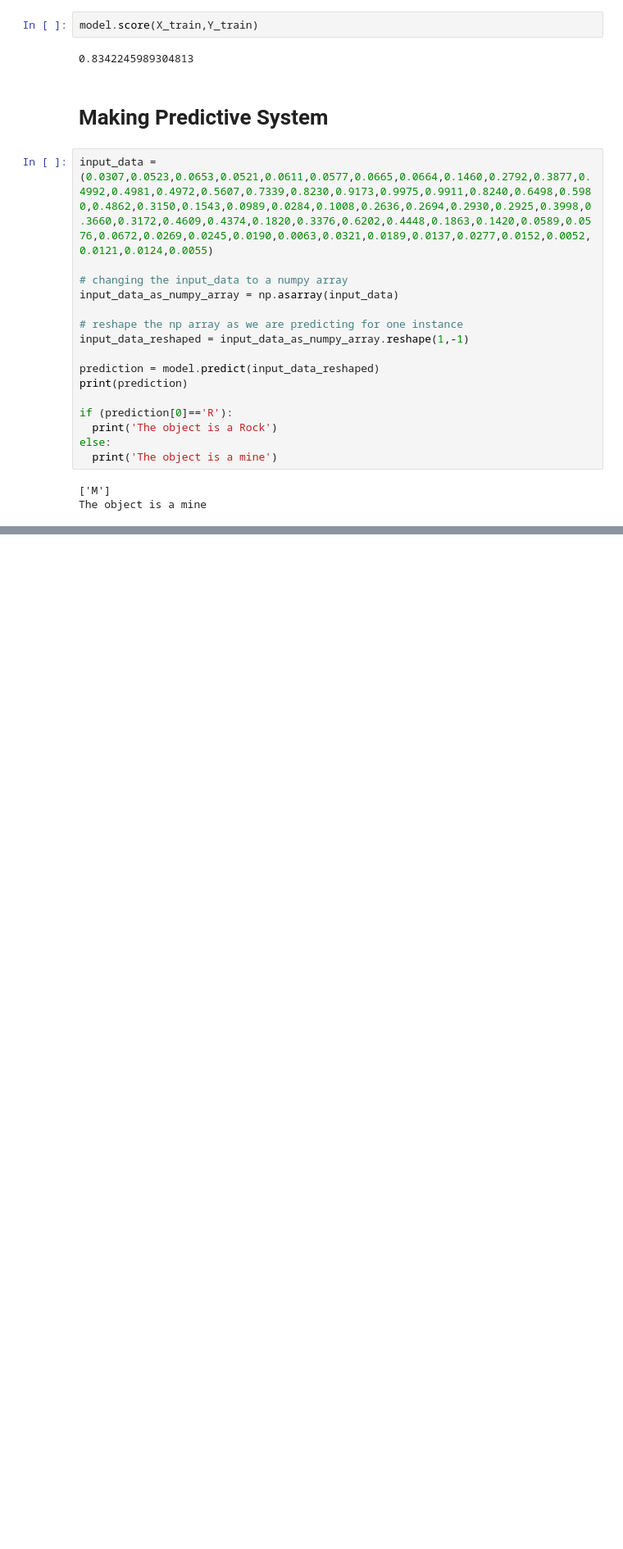
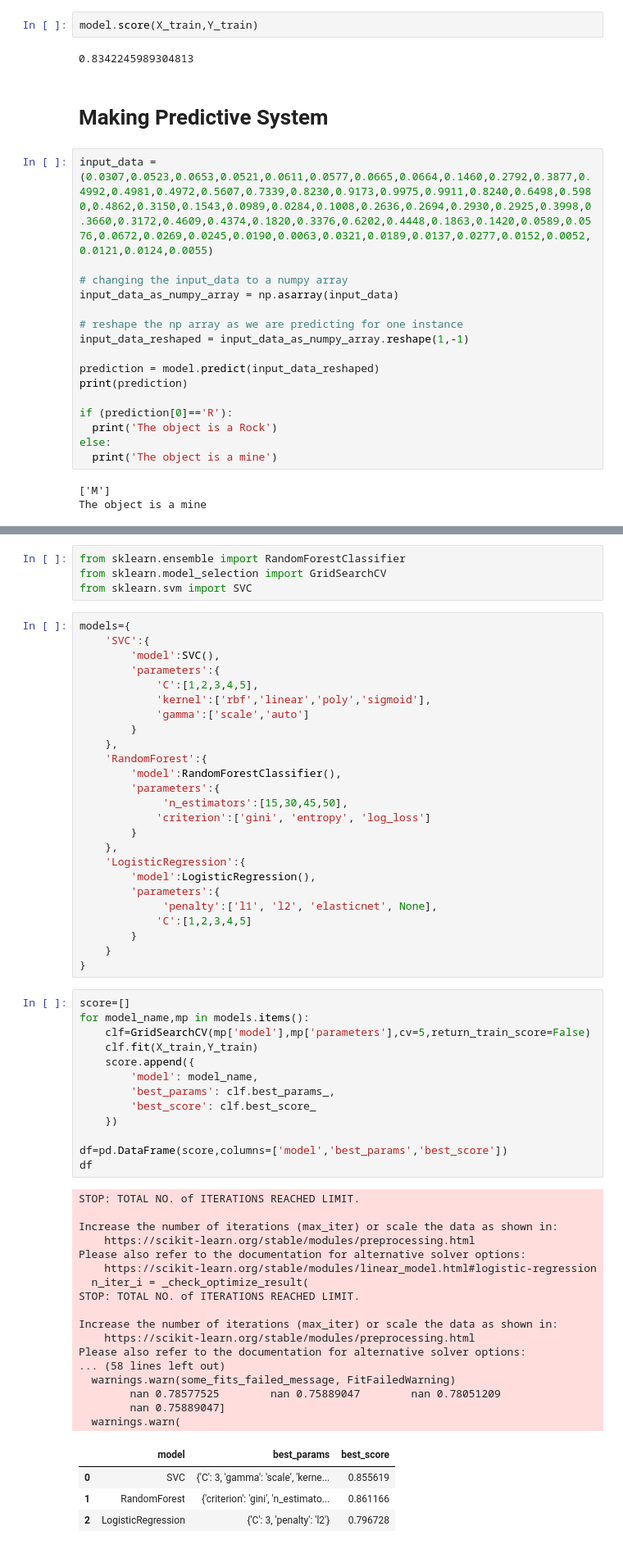
Before and after one commit to MeetFinava/rock_vs_mine_prediction, a Jupyter notebook: Rock_vs_Mine_prediction.ipynb, the cells around one changed output, grey strips where cells are left out. Shown at 82% size. Drawn from its saved outputs; the diff is of its cells as text; blank space fills up the shorter version.

```diff
--- a/Rock_vs_Mine_prediction.ipynb
+++ b/Rock_vs_Mine_prediction.ipynb
@@ -148,0 +151,64 @@ The object is a mine
+# %%
+from sklearn.ensemble import RandomForestClassifier
+from sklearn.model_selection import GridSearchCV
+from sklearn.svm import SVC
+# %%
+models={
+    'SVC':{
+        'model':SVC(),
+        'parameters':{
+            'C':[1,2,3,4,5],
+            'kernel':['rbf','linear','poly','sigmoid'],
+            'gamma':['scale','auto']
+        }
+    },
+    'RandomForest':{
+        'model':RandomForestClassifier(),
+        'parameters':{
+             'n_estimators':[15,30,45,50],
+            'criterion':['gini', 'entropy', 'log_loss']
+        }
+    },
+    'LogisticRegression':{
+        'model':LogisticRegression(),
+        'parameters':{
+             'penalty':['l1', 'l2', 'elasticnet', None],
+            'C':[1,2,3,4,5]
+        }
+    }
+}
+# %%
+score=[]
+for model_name,mp in models.items():
+    clf=GridSearchCV(mp['model'],mp['parameters'],cv=5,return_train_score=False)
+    clf.fit(X_train,Y_train)
+    score.append({
+        'model': model_name,
+        'best_params': clf.best_params_,
+        'best_score': clf.best_score_
+    })
+
+df=pd.DataFrame(score,columns=['model','best_params','best_score'])
+df
+# %% [output]
+STOP: TOTAL NO. of ITERATIONS REACHED LIMIT.
+
+Increase the number of iterations (max_iter) or scale the data as shown in:
+    https://scikit-learn.org/stable/modules/preprocessing.html
+Please also refer to the documentation for alternative solver options:
+    https://scikit-learn.org/stable/modules/linear_model.html#logistic-regression
+  n_iter_i = _check_optimize_result(
+STOP: TOTAL NO. of ITERATIONS REACHED LIMIT.
+
+Increase the number of iterations (max_iter) or scale the data as shown in:
+    https://scikit-learn.org/stable/modules/preprocessing.html
+Please also refer to the documentation for alternative solver options:
+... (58 lines left out)
+  warnings.warn(some_fits_failed_message, FitFailedWarning)
+        nan 0.78577525        nan 0.75889047        nan 0.78051209
+        nan 0.75889047]
+  warnings.warn(
+|  | model | best_params | best_score |
+| 0 | SVC | {'C': 3, 'gamma': 'scale', 'kerne... | 0.855619 |
+| 1 | RandomForest | {'criterion': 'gini', 'n_estimato... | 0.861166 |
+| 2 | LogisticRegression | {'C': 3, 'penalty': 'l2'} | 0.796728 |
```
Also changed, not shown: parts of 2 cells of this notebook.
